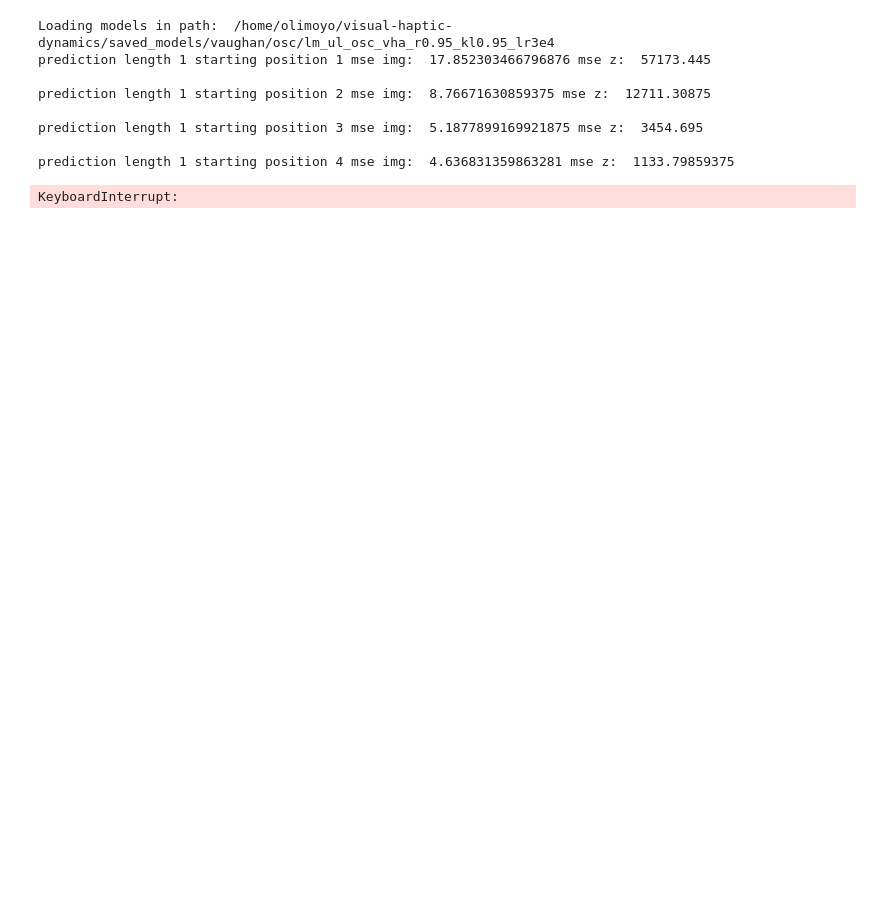
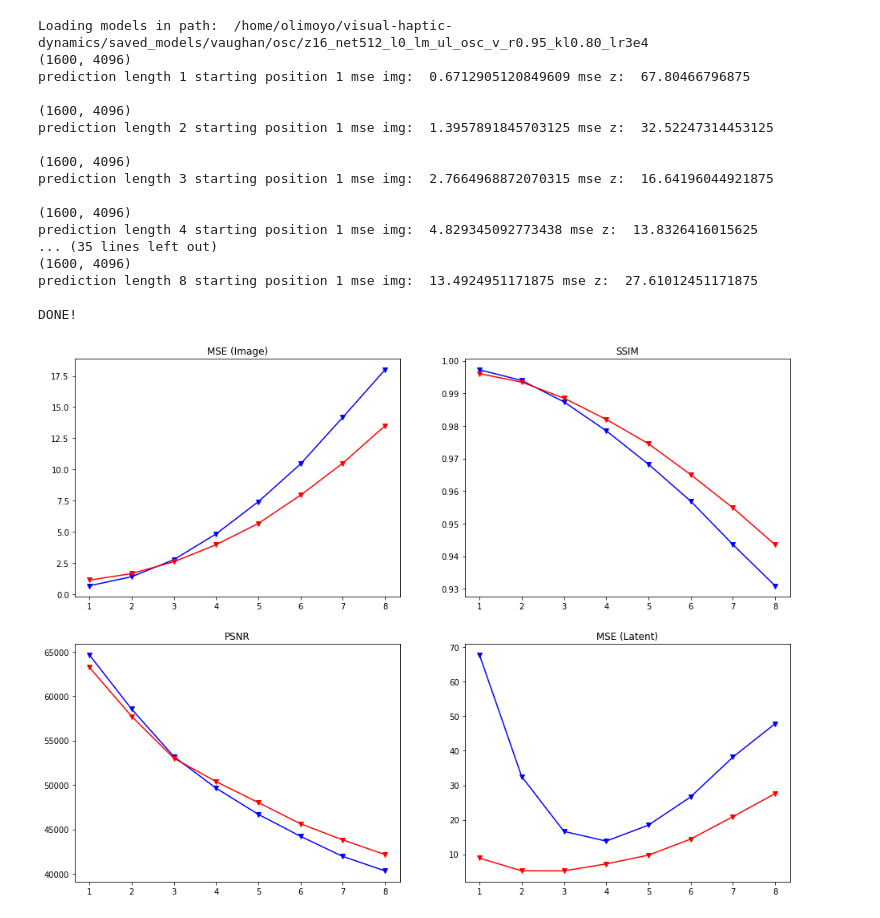
Before and after one commit to utiasSTARS/visual-haptic-dynamics, a Jupyter notebook: experiments/notebooks/benchmarks_visualpusher.ipynb, the cells around one changed output. Cells and saved outputs as stored; diff of their text form; code cells hidden in the pictures; blank space fills up the shorter version.

Commit message:
Test n-step predictions

```diff
--- a/experiments/notebooks/benchmarks_visualpusher.ipynb
+++ b/experiments/notebooks/benchmarks_visualpusher.ipynb
@@ -108,6 +108,7 @@ with torch.no_grad():
             analysis_data[model_name][f"{n_pred}_pred"]["MSE_z"] = 0
             analysis_data[model_name][f"{n_pred}_pred"]["SSIM"] = 0
             analysis_data[model_name][f"{n_pred}_pred"]["PSNR"] = 0
+
 #             for ii in range(T, total_len - n_pred):
             ii = T
             x_img_i = imgs[:, (ii - 1):(ii + 1)]
@@ -128,9 +129,6 @@ with torch.no_grad():
             x_arm_gt = data['arm'][:, (ii + n_pred):(ii + n_pred + 1)]
 
             z_gt, mu_z_gt, var_z_gt, _ = encode(nets, x_img_gt, x_ft_gt, x_arm_gt, ctx_img)
-#                 print("GT z", z_gt[0])
-#                 print("GT mu", mu_z_gt[0])
-#                 print("GT var", torch.diagonal(var_z_gt[0]))
 
             u = actions[:, (ii + 1):(ii + n_pred + 1)]
 
@@ -149,10 +147,6 @@ with torch.no_grad():
                     single=True
                 )
                 z_i, mu_z_i, var_z_i, h_i = z_ip1, mu_z_ip1, var_z_ip1, h_ip1
-
-#                 print("PRED z", z_ip1[0])
-#                 print("PRED mu", mu_z_ip1[0])
-#                 print("PRED var", torch.diagonal(var_z_ip1[0]))
 
             # Decode
             z_all_dec = []
@@ -173,7 +167,6 @@ with torch.no_grad():
             z_gt = z_gt.cpu().numpy()
 
             n = x_img_gt.shape[0]
-
             print("prediction length", n_pred, "starting position", ii,
                 "mse img: ", (np.sum((x_img_gt - x_hat)**2) / n),
                 "mse z: ", (np.sum((z_gt - z_hat)**2) / n))
@@ -200,19 +193,28 @@ with torch.no_grad():
             analysis_data[model_name][f"{n_pred}_pred"]["PSNR"] += (batch_psnr / n)
 
             # Average MSE/SSIM/PSNR per image
-            for k in analysis_data[model_name][f"{n_pred}_pred"]:
-                analysis_data[model_name][f"{n_pred}_pred"][k] /= (total_len - n_pred - 1)
+#             for k in analysis_data[model_name][f"{n_pred}_pred"]:
+#                 analysis_data[model_name][f"{n_pred}_pred"][k] /= (total_len - n_pred - 1)
+
     print("DONE!")
 # %% [output]
-Loading models in path:  /home/olimoyo/visual-haptic-dynamics/saved_models/vaughan/osc/lm_ul_osc_vha_r0.95_kl0.95_lr3e4
-prediction length 1 starting position 1 mse img:  17.852303466796876 mse z:  57173.445
+Loading models in path:  /home/olimoyo/visual-haptic-dynamics/saved_models/vaughan/osc/z16_net512_l0_lm_ul_osc_v_r0.95_kl0.80_lr3e4
+(1600, 4096)
+prediction length 1 starting position 1 mse img:  0.6712905120849609 mse z:  67.80466796875
 
-prediction length 1 starting position 2 mse img:  8.76671630859375 mse z:  12711.30875
+(1600, 4096)
+prediction length 2 starting position 1 mse img:  1.3957891845703125 mse z:  32.52247314453125
 
-prediction length 1 starting position 3 mse img:  5.1877899169921875 mse z:  3454.695
+(1600, 4096)
+prediction length 3 starting position 1 mse img:  2.7664968872070315 mse z:  16.64196044921875
 
-prediction length 1 starting position 4 mse img:  4.636831359863281 mse z:  1133.79859375
+(1600, 4096)
+prediction length 4 starting position 1 mse img:  4.829345092773438 mse z:  13.8326416015625
+... (35 lines left out)
+(1600, 4096)
+prediction length 8 starting position 1 mse img:  13.4924951171875 mse z:  27.61012451171875
+
+DONE!
-KeyboardInterrupt:
 # %%
 fig, axs = plt.subplots(2, 2, figsize=(16,12))
 
@@ -225,10 +227,10 @@ def add_data_to_plot(name, data):
     else:
         color = "b"
 
-#     if "4step" in properties:
-#         linestyle = "-."
-#     else:
-#         linestyle = "-"
+    if "4step" in properties:
+        linestyle = "-."
+    else:
+        linestyle = "-"
 
     if "nl" in properties:
         marker = "o"
@@ -251,30 +253,32 @@ def add_data_to_plot(name, data):
     )
     axs[0,1].plot(
         list(range(1, len(plot_data['SSIM']) + 1)),
         plot_data['SSIM'],
         color=color,
         linestyle=linestyle,
         marker=marker
     )
     axs[1,0].plot(
         list(range(1, len(plot_data['PSNR']) + 1)),
         plot_data['PSNR'],
         color=color,
         linestyle=linestyle,
         marker=marker
     )
     axs[1,1].plot(
         list(range(1, len(plot_data['MSE_z']) + 1)),
         plot_data['MSE_z'],
         color=color,
         linestyle=linestyle,
         marker=marker
     )
 
 axs[0,0].set_title("MSE (Image)")
 axs[0,1].set_title("SSIM")
 axs[1,0].set_title("PSNR")
 axs[1,1].set_title("MSE (Latent)")
 
 for k, v in analysis_data.items():
     add_data_to_plot(k, v)
+# %% [output]
+[figure, added]
```
Also changed, not shown: 3 other files.
